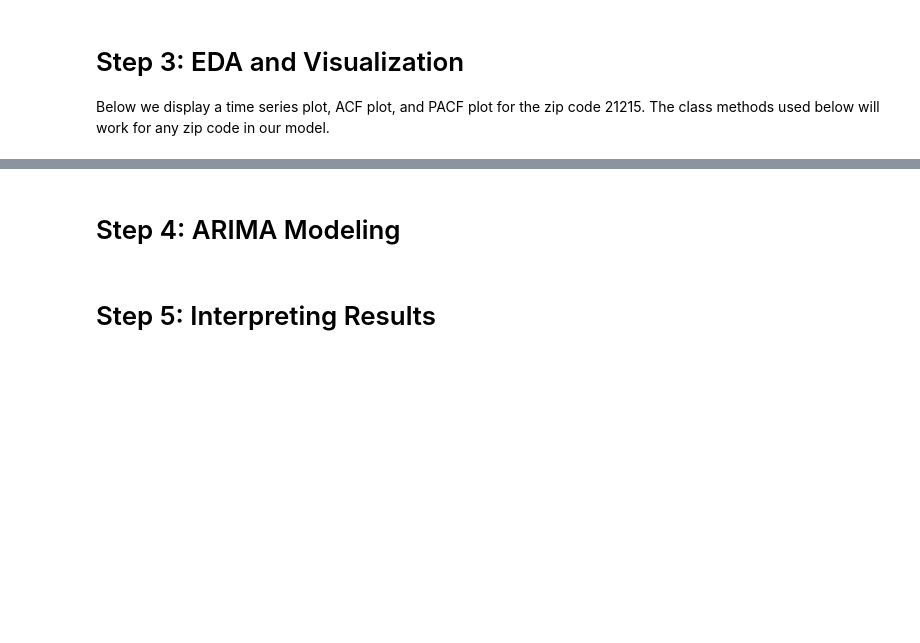
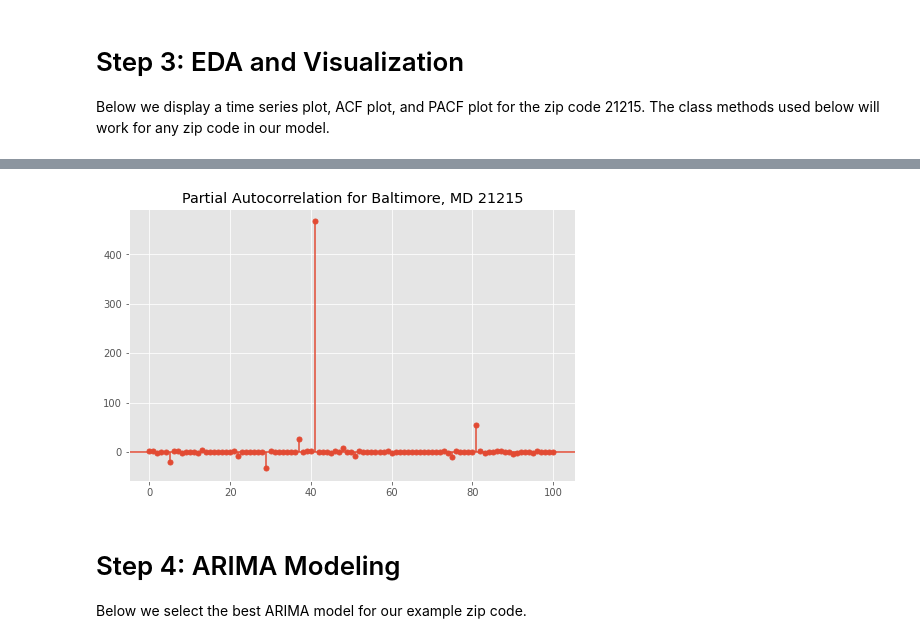
Before and after one commit to sethchart/Baltimore-Real-Estate-Investment, a Jupyter notebook: code/notebook.ipynb, the cells around one changed output, grey strips where cells are left out. Drawn from its saved outputs; the diff is of its cells as text; code cells hidden in the pictures; blank space fills up the shorter version.

```diff
--- a/code/notebook.ipynb
+++ b/code/notebook.ipynb
@@ -322,4 +295,7 @@ model.make_pacf_plot(21215);
+# %%
+model.pacf_plot(zip_code);
+# %% [output]
+[figure, added]
 # %% [markdown]
 # Step 4: ARIMA Modeling
+Below we select the best ARIMA model for our example zip code.
-# %% [markdown]
-# Step 5: Interpreting Results
```
Also changed, not shown: parts of 28 cells of this notebook.
